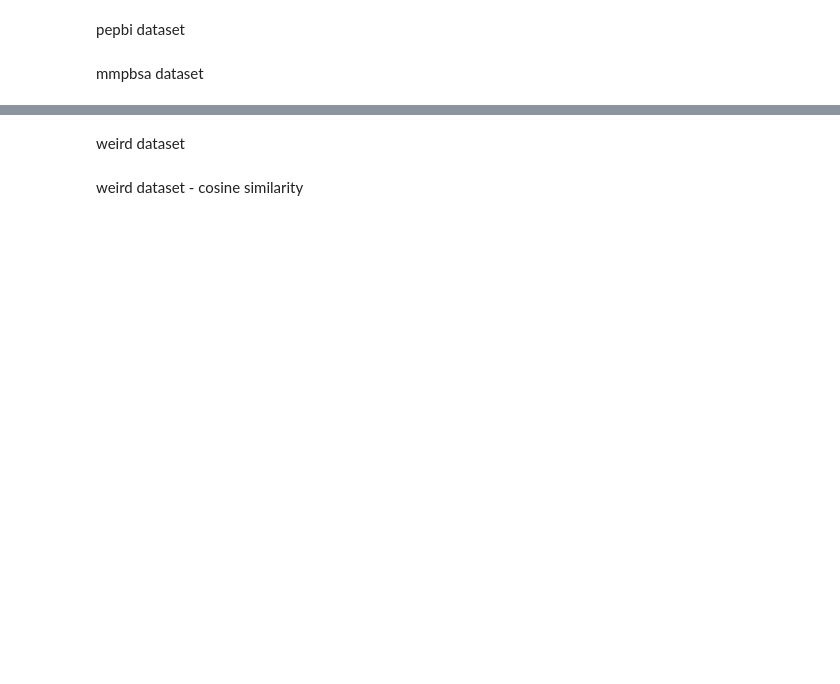
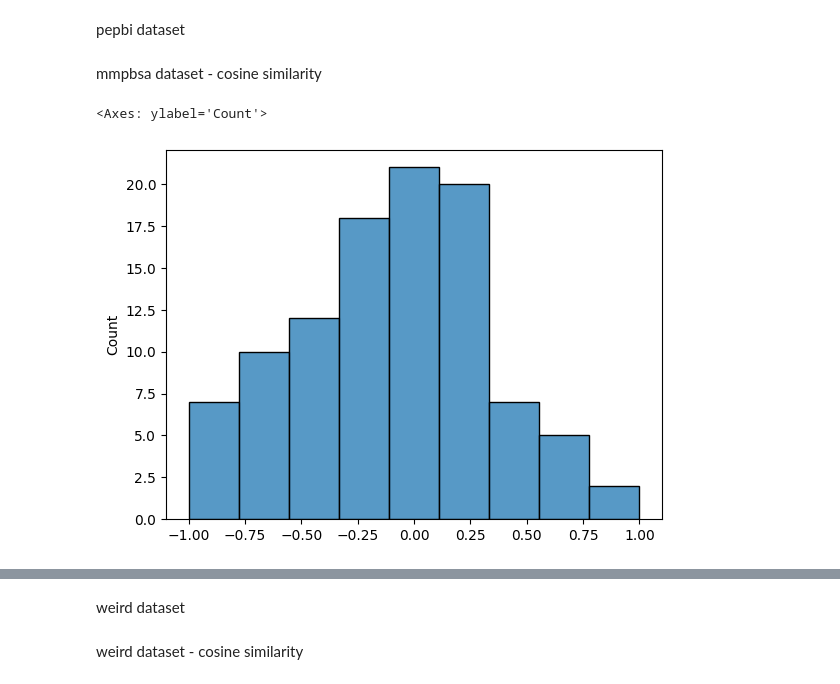
Before and after one commit to kunz-jonathan/BindCraft_uva_internship, a Jupyter notebook: surr_model/notebooks/esm_stripped.ipynb, the cells around one changed output, grey strips where cells are left out. Saved outputs shown, nothing was run; the diff lists cells and outputs as text; code cells hidden in the pictures; blank space fills up the shorter version.

Commit message:
more_data

```diff
--- a/surr_model/notebooks/esm_stripped.ipynb
+++ b/surr_model/notebooks/esm_stripped.ipynb
@@ -46,5 +47,5 @@ pepbi dataset
 # test_loader = DataLoader(data_test,batch_size=1)
 # test_key_init = jrandom.PRNGKey(1)
 # %% [markdown]
-mmpbsa dataset
+mmpbsa dataset - cosine similarity
 # %%
@@ -67,0 +93,5 @@ mmpbsa_data_loader = DataLoader(data,batch_size=1)
+# %%
+sns.histplot(data_mmpbsa_all.aff_Vals)
+# %% [output]
+<Axes: ylabel='Count'>
+[figure, added]
```
Also changed, not shown: parts of 40 cells of this notebook, 24 other files.
